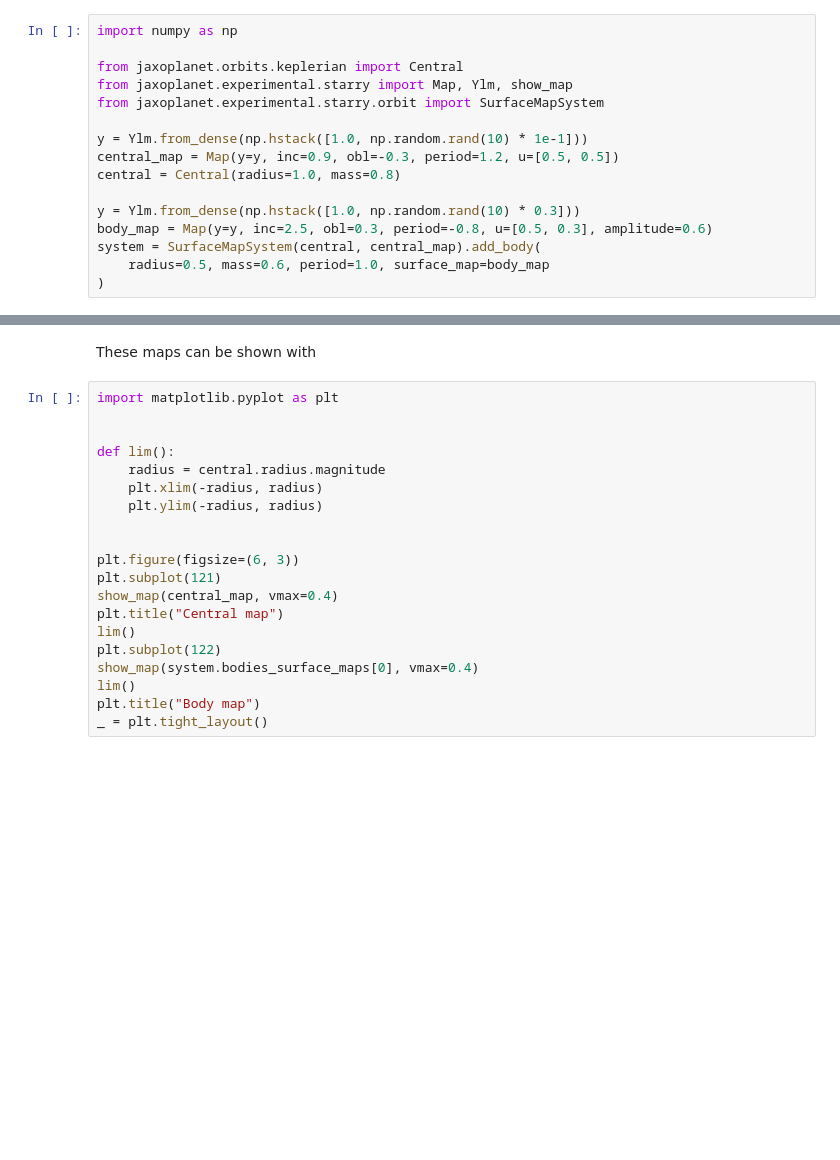
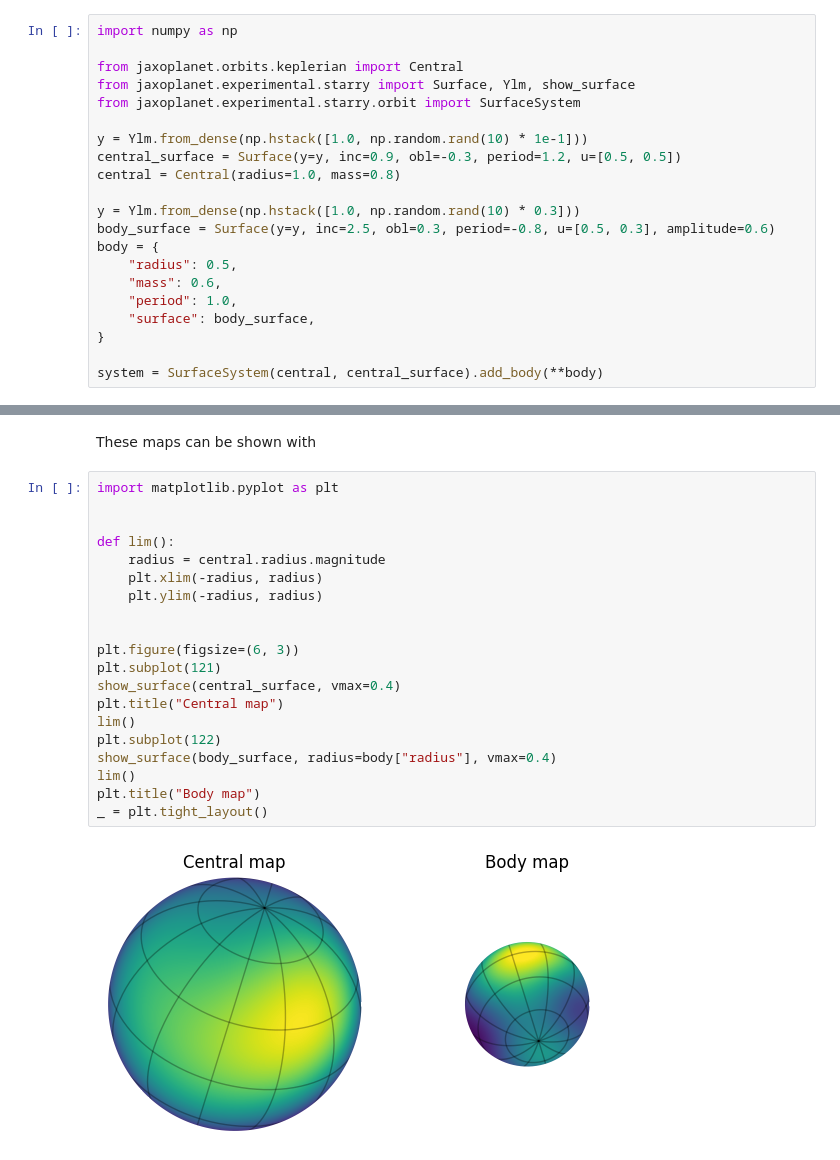
Before and after one commit to exoplanet-dev/jaxoplanet, a Jupyter notebook: docs/tutorials/starry.ipynb, the cells around one changed output, grey strips where cells are left out. Cells and saved outputs as stored; diff of their text form; blank space fills up the shorter version.

Commit message:
fix: starry tuto

```diff
--- a/docs/tutorials/starry.ipynb
+++ b/docs/tutorials/starry.ipynb
@@ -19,17 +19,22 @@ We start by defining two bodies and their associated surface maps
 import numpy as np
 
 from jaxoplanet.orbits.keplerian import Central
-from jaxoplanet.experimental.starry import Map, Ylm, show_map
-from jaxoplanet.experimental.starry.orbit import SurfaceMapSystem
+from jaxoplanet.experimental.starry import Surface, Ylm, show_surface
+from jaxoplanet.experimental.starry.orbit import SurfaceSystem
 
 y = Ylm.from_dense(np.hstack([1.0, np.random.rand(10) * 1e-1]))
-central_map = Map(y=y, inc=0.9, obl=-0.3, period=1.2, u=[0.5, 0.5])
+central_surface = Surface(y=y, inc=0.9, obl=-0.3, period=1.2, u=[0.5, 0.5])
 central = Central(radius=1.0, mass=0.8)
 
 y = Ylm.from_dense(np.hstack([1.0, np.random.rand(10) * 0.3]))
-body_map = Map(y=y, inc=2.5, obl=0.3, period=-0.8, u=[0.5, 0.3], amplitude=0.6)
-system = SurfaceMapSystem(central, central_map).add_body(
-    radius=0.5, mass=0.6, period=1.0, surface_map=body_map
-)
+body_surface = Surface(y=y, inc=2.5, obl=0.3, period=-0.8, u=[0.5, 0.3], amplitude=0.6)
+body = {
+    "radius": 0.5,
+    "mass": 0.6,
+    "period": 1.0,
+    "surface": body_surface,
+}
+
+system = SurfaceSystem(central, central_surface).add_body(**body)
 # %%
 system
@@ -38,23 +61,25 @@ These maps can be shown with
 # %%
 import matplotlib.pyplot as plt
 
 
 def lim():
     radius = central.radius.magnitude
     plt.xlim(-radius, radius)
     plt.ylim(-radius, radius)
 
 
 plt.figure(figsize=(6, 3))
 plt.subplot(121)
-show_map(central_map, vmax=0.4)
+show_surface(central_surface, vmax=0.4)
 plt.title("Central map")
 lim()
 plt.subplot(122)
-show_map(system.bodies_surface_maps[0], vmax=0.4)
+show_surface(body_surface, radius=body["radius"], vmax=0.4)
 lim()
 plt.title("Body map")
 _ = plt.tight_layout()
+# %% [output]
+[figure, added]
 # %%
 from jaxoplanet.experimental.starry.light_curves import light_curve
 
```
Also changed, not shown: parts of 2 cells of this notebook.
